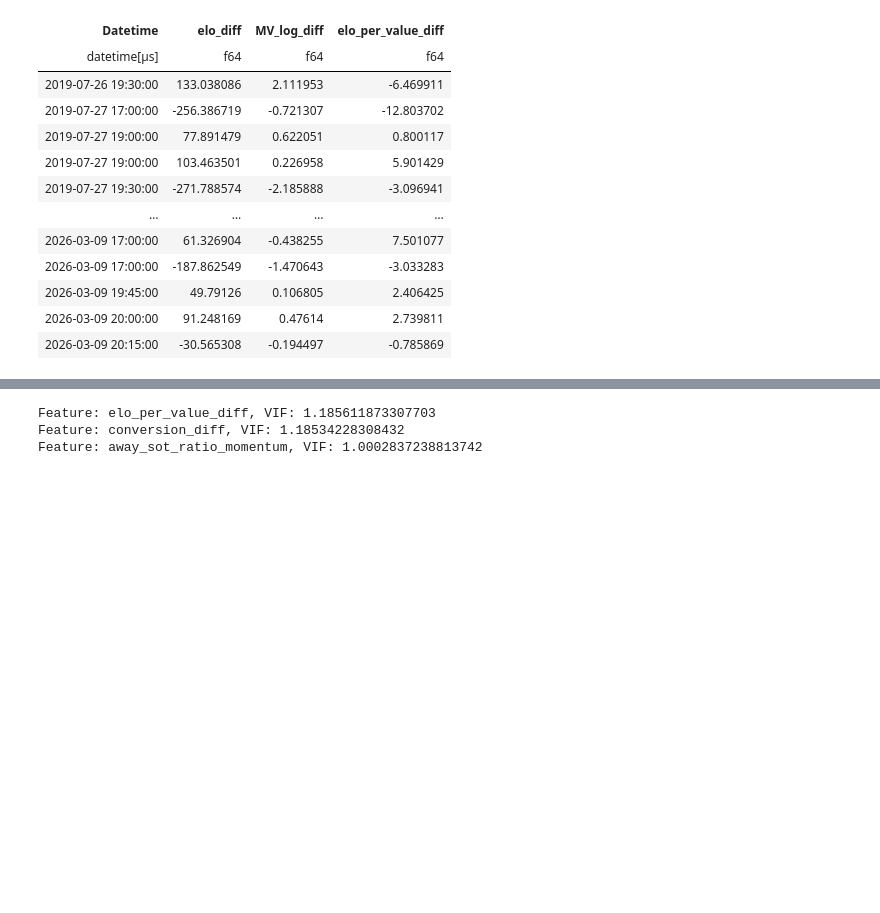
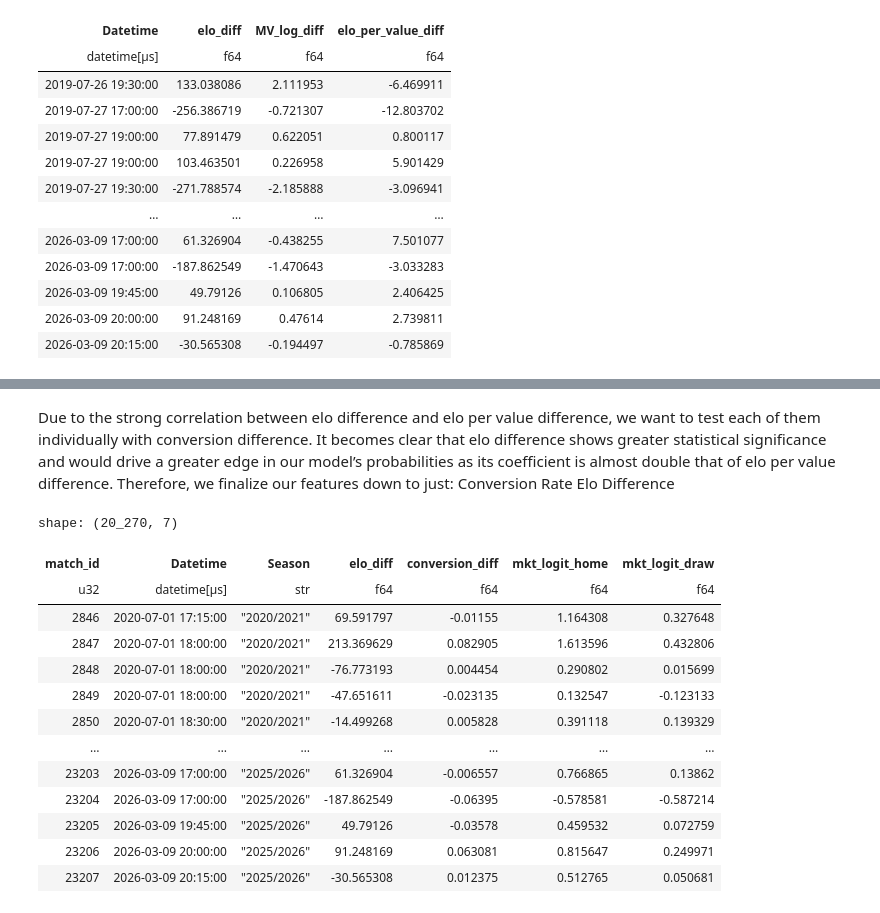
Before and after one commit to Uzu-Tech/model-sports-betting-icl-axioms-comp, a Jupyter notebook: strategy.ipynb, the cells around one changed output, grey strips where cells are left out. Saved outputs shown, nothing was run; the diff lists cells and outputs as text; code cells hidden in the pictures; blank space fills up the shorter version.

```diff
--- a/strategy.ipynb
+++ b/strategy.ipynb
@@ -643,0 +418,8 @@ away_conversion_rate_momentum 0.0 0.004 0.007
+# %%
+ml_features = ml_features.with_columns(
+    conversion_diff=pl.col("home_conversion_rate_ewm_30") - pl.col("away_conversion_rate_ewm_30"),
+    sot_diff=pl.col("home_sot_ratio_ewm_30") - pl.col("away_sot_ratio_ewm_30"),
+    sot_a_diff=pl.col("home_sot_a_ratio_ewm_30") - pl.col("away_sot_a_ratio_ewm_30"),
+    save_diff=pl.col("home_save_rate_ewm_30") - pl.col("away_save_rate_ewm_30"),
+    elo_adv_diff=pl.col("home_elo_adv") - pl.col("away_elo_adv"),
+)
@@ -644,42 +737,28 @@ away_conversion_rate_momentum 0.0 0.004 0.007
+# %% [markdown]
+Due to the strong correlation between elo difference and elo per value difference, we want to test each of them individually with conversion difference. It becomes clear that elo difference shows greater statistical significance and would drive a greater edge in our model’s probabilities as its coefficient is almost double that of elo per value difference. Therefore, we finalize our features down to just:
+Conversion Rate
+Elo Difference
 # %%
-residual_selected_columns = [
-    "elo_per_value_diff", "away_sot_ratio_momentum",
-]
-
-for side in ("home", "away"):
-    residual_selected_columns.extend(
-        [
-           # f"{side}_elo_adv",
-        ]
-    )
-
-outcome_selected_columns = [
-    "elo_diff", "elo_per_value_diff"
-]
-
-for side in ("home", "away"):
-    outcome_selected_columns.extend(
-        [
-            f"{side}_elo_adv",
-        ]
-    )
-
-ml_residuals = (
-    ml_features
-    .select("match_id", "Datetime", "Season", "League", *residual_selected_columns,
-            conversion_diff=(
-                pl.col("home_conversion_rate_ewm_30") - pl.col("away_conversion_rate_ewm_30")
-            ))
+chosen_features = ["elo_diff", "conversion_diff"]
+final_features = ml_features.select("match_id", "Datetime", "Season", *chosen_features)
+final_features = final_features.join(
+    log_probs,
+    on=["match_id", "Datetime", "Season"],
+    how="left"
 )
-ml_outcomes = ml_features.select("match_id", "Datetime", "Season", *outcome_selected_columns,
-                                 goals_ewm_30_diff=(
-                                     pl.col("home_goals_ewm_30") - pl.col("away_goals_ewm_30")
-                                 ))
+final_features
+# %% [output]
+shape: (20_270, 7)
+| match_id | Datetime | Season | elo_diff | conversion_diff | mkt_logit_home | mkt_logit_draw |
+| u32 | datetime[μs] | str | f64 | f64 | f64 | f64 |
+| 2846 | 2020-07-01 17:15:00 | "2020/2021" | 69.591797 | -0.01155 | 1.164308 | 0.327648 |
+| 2847 | 2020-07-01 18:00:00 | "2020/2021" | 213.369629 | 0.082905 | 1.613596 | 0.432806 |
+| 2848 | 2020-07-01 18:00:00 | "2020/2021" | -76.773193 | 0.004454 | 0.290802 | 0.015699 |
+| 2849 | 2020-07-01 18:00:00 | "2020/2021" | -47.651611 | -0.023135 | 0.132547 | -0.123133 |
+| 2850 | 2020-07-01 18:30:00 | "2020/2021" | -14.499268 | 0.005828 | 0.391118 | 0.139329 |
+| … | … | … | … | … | … | … |
+| 23203 | 2026-03-09 17:00:00 | "2025/2026" | 61.326904 | -0.006557 | 0.766865 | 0.13862 |
+| 23204 | 2026-03-09 17:00:00 | "2025/2026" | -187.862549 | -0.06395 | -0.578581 | -0.587214 |
+| 23205 | 2026-03-09 19:45:00 | "2025/2026" | 49.79126 | -0.03578 | 0.459532 | 0.072759 |
+| 23206 | 2026-03-09 20:00:00 | "2025/2026" | 91.248169 | 0.063081 | 0.815647 | 0.249971 |
+| 23207 | 2026-03-09 20:15:00 | "2025/2026" | -30.565308 | 0.012375 | 0.512765 | 0.050681 |
-# %%
-vif_results = pl.DataFrame(calculate_vif(ml_residuals))
-for row in vif_results.iter_rows(named=True):
-    print(f"Feature: {row['feature']}, VIF: {row['VIF']}")
-# %% [output]
-Feature: elo_per_value_diff, VIF: 1.185611873307703
-Feature: conversion_diff, VIF: 1.18534228308432
-Feature: away_sot_ratio_momentum, VIF: 1.0002837238813742
```
Also changed, not shown: parts of 62 cells of this notebook, 5 other files.
